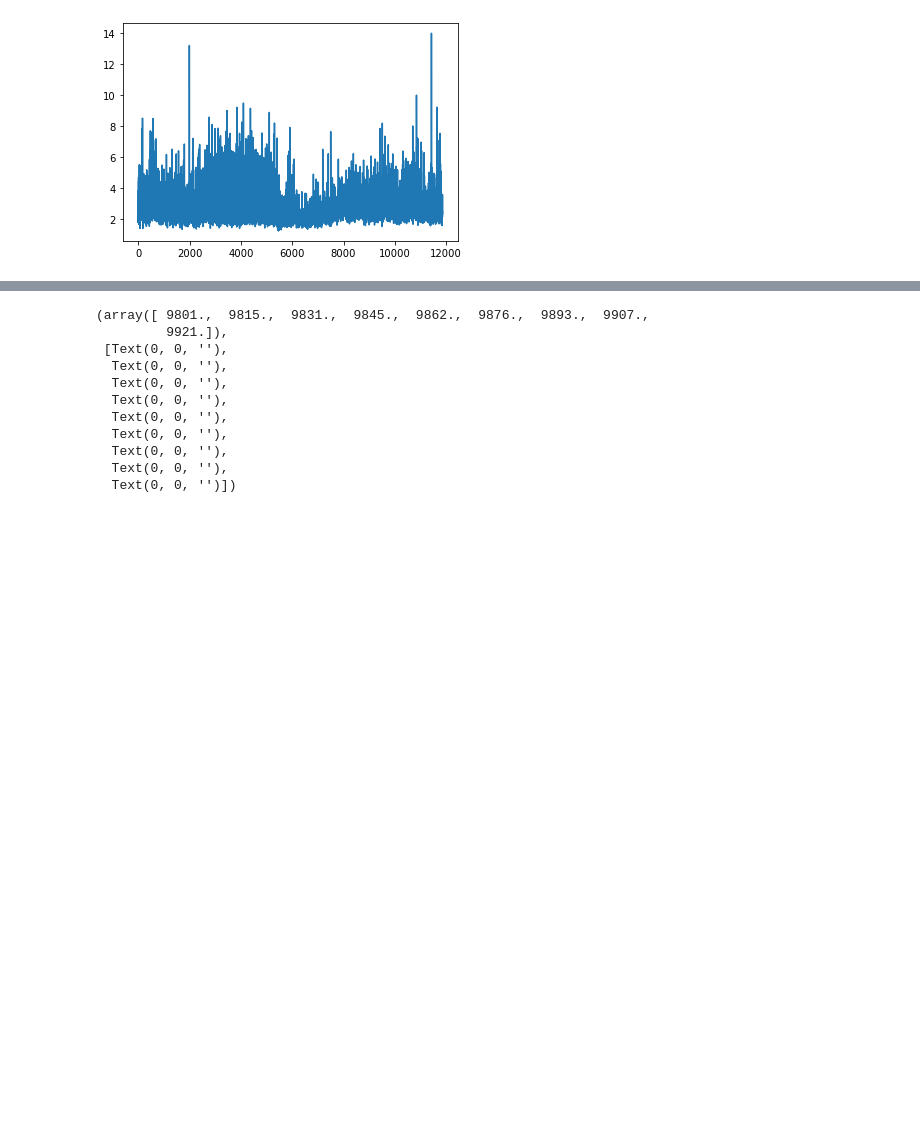
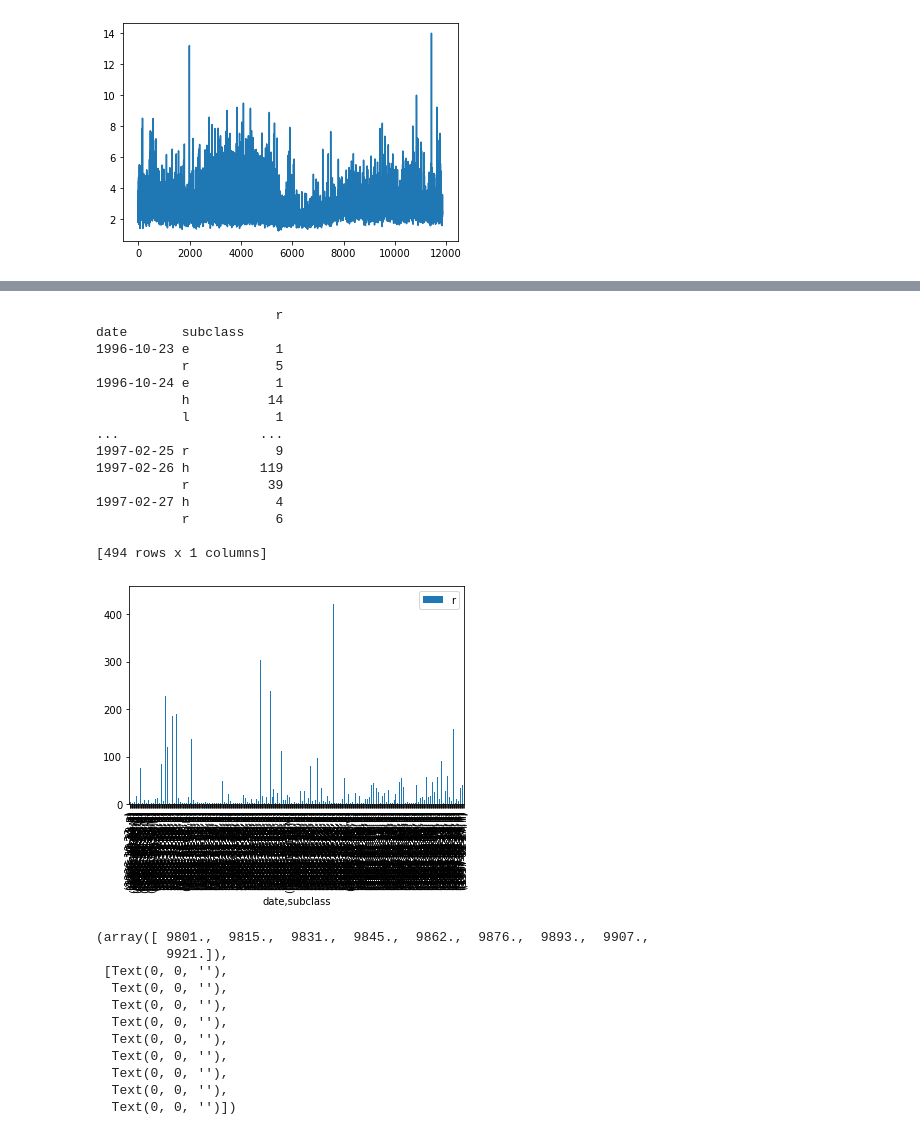
Before and after one commit to gthompson/kitchensinkGT, a Jupyter notebook: PROJECTS/MontserratML/AGU2021_Poster.ipynb, the cells around one changed output, grey strips where cells are left out. Drawn from its saved outputs; the diff is of its cells as text; code cells hidden in the pictures; blank space fills up the shorter version.

```diff
--- a/PROJECTS/MontserratML/AGU2021_Poster.ipynb
+++ b/PROJECTS/MontserratML/AGU2021_Poster.ipynb
@@ -30,3 +99,25 @@ df['snr'].plot(x='datetime')
+# %%
+df_grouped = (df.groupby(['date', 'subclass']).count())
+df_grouped  = df_grouped[['r']]
+print(df_grouped)
+df_grouped.plot.bar(stacked=True);
+# %% [output]
+                       r
+date       subclass
+1996-10-23 e           1
+           r           5
+1996-10-24 e           1
+           h          14
+           l           1
+...                  ...
+1997-02-25 r           9
+1997-02-26 h         119
+           r          39
+1997-02-27 h           4
+           r           6
+
+[494 rows x 1 columns]
+[figure, added]
 # %%
 import matplotlib.pyplot as plt
 time_series = pd.DataFrame(df['datetime'].value_counts().reset_index())
```
Also changed, not shown: parts of 4 cells of this notebook, 4 other files.
